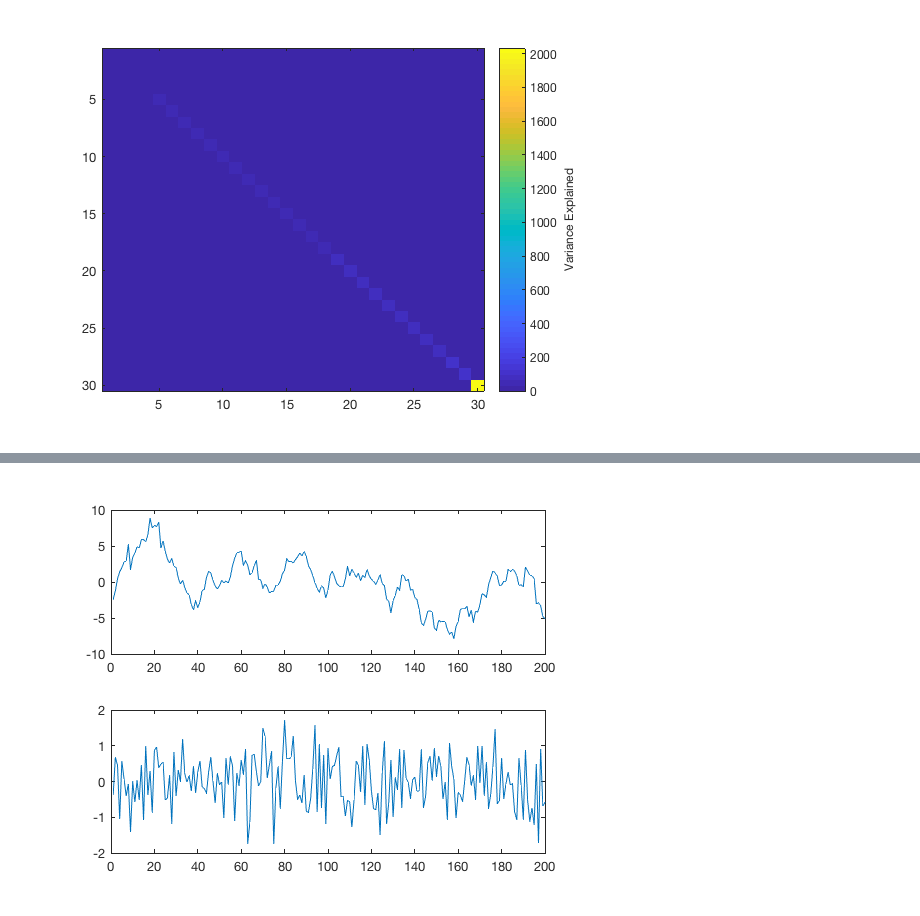
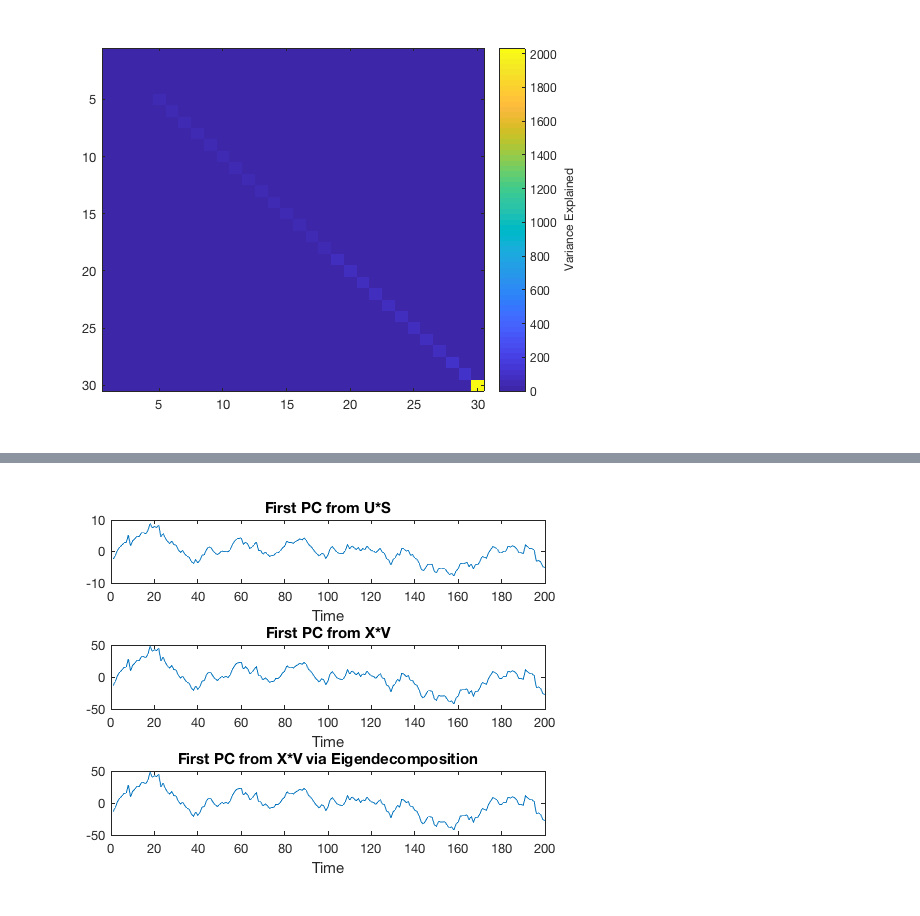
Before and after one commit to eshedmargalit/cn_preschool, a Jupyter notebook: cbb_fascicles/m3_PCA/notebooks/PCA_SVD.ipynb, the cells around one changed output, grey strips where cells are left out. Saved outputs shown, nothing was run; the diff lists cells and outputs as text; code cells hidden in the pictures.

```diff
--- a/cbb_fascicles/m3_PCA/notebooks/PCA_SVD.ipynb
+++ b/cbb_fascicles/m3_PCA/notebooks/PCA_SVD.ipynb
@@ -267,13 +267,27 @@ Recall that $\mathbf{X}$ is our centered data. We're first going to construct a
 Y = X ./ sqrt(n-1);
 
 [U,S,V] = svd(Y);
+
 variances = diag(S) .* diag(S); % singular values need to squared, see explanation above.
-projection = U * S(:,1:2);
+
+
+projection1 = U * S(:,1:2); % first method: PCs via US
+projection2 = X * V(:,1:2); % second method: PCs via XV
-# %%
-figure();
-subplot(211);
-plot(projection(:,1));
-subplot(212);
-plot(projection(:,2));
-# %% [output]
-[figure, removed]
+# %%
+figure();
+subplot(311);
+plot(projection1(:,1));
+title('First PC from U*S');
+xlabel('Time');
+
+subplot(312);
+plot(projection2(:,1));
+title('First PC from X*V');
+xlabel('Time');
+
+subplot(313);
+plot(projection(:,1));
+title('First PC from X*V via Eigendecomposition');
+xlabel('Time');
+# %% [output]
+[figure, added]
```
Also changed, not shown: parts of 16 cells of this notebook.
